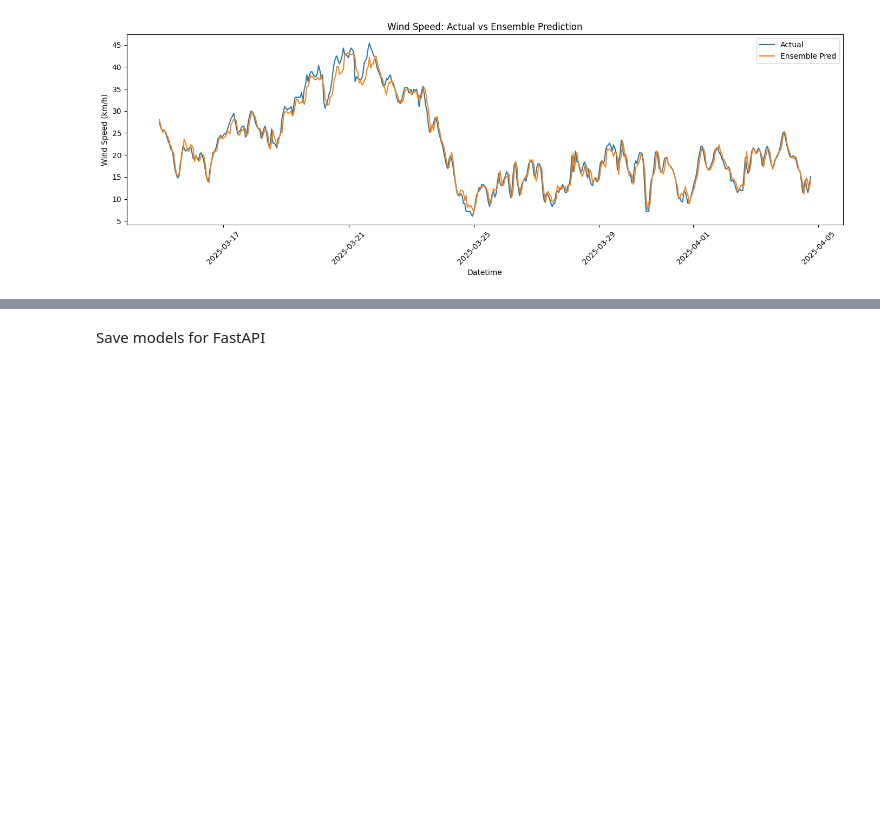
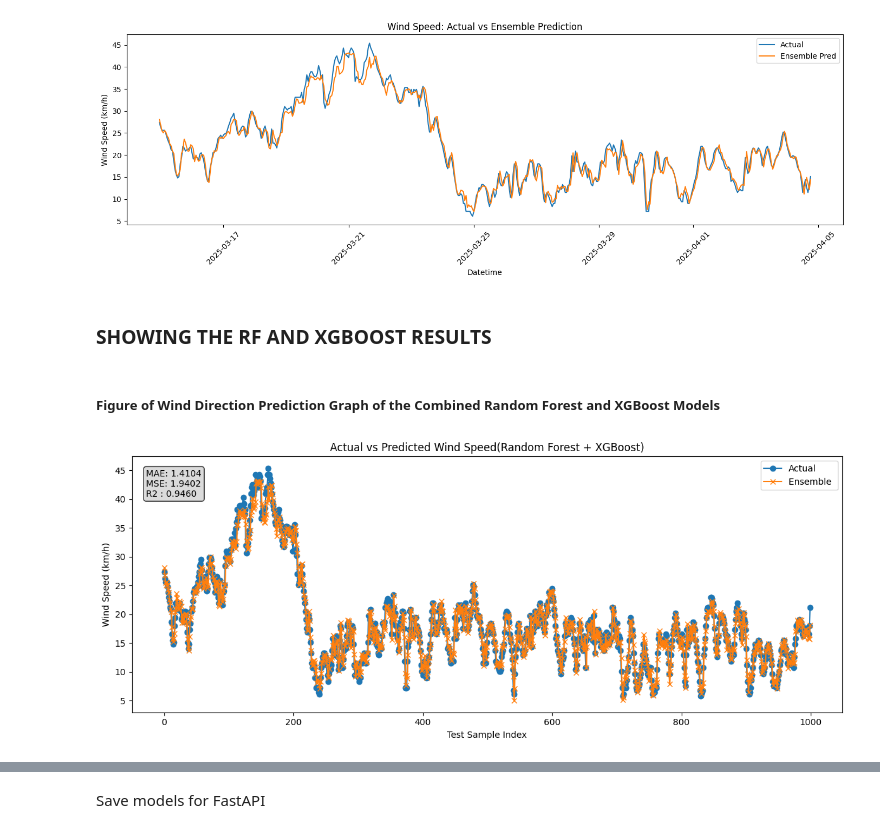
Before and after one commit to P3NGU1N33/BSCpE_Thesis, a Jupyter notebook: training/windspeed_ml.ipynb, the cells around one changed output, grey strips where cells are left out. Cells and saved outputs as stored; diff of their text form; code cells hidden in the pictures; blank space fills up the shorter version.

```diff
--- a/training/windspeed_ml.ipynb
+++ b/training/windspeed_ml.ipynb
@@ -175,9 +224,9 @@ def get_metrics(y_true, y_pred, name="Model"):
     print(f"{name} -> MAE: {mae:.4f} | RMSE: {rmse:.4f} | R2: {r2:.4f}")
     return mae, rmse, r2
 # %%
-_, _, r2_rf  = get_metrics(y_test, rf_pred,  "Random Forest")
-_, _, r2_xgb = get_metrics(y_test, xgb_pred, "XGBoost")
-_, _, r2_ens = get_metrics(y_test, (rf_pred + xgb_pred)/2, "Ensemble")
+mae_rf, mse_rf, r2_rf  = get_metrics(y_test, rf_pred,  "Random Forest")
+mae_xgb, mse_xgb, r2_xgb = get_metrics(y_test, xgb_pred, "XGBoost")
+mae_ens, mse_ens, r2_ens = get_metrics(y_test, (rf_pred + xgb_pred)/2, "Ensemble")
 # %% [output]
 Random Forest -> MAE: 1.4600 | RMSE: 1.9821 | R2: 0.9436
 XGBoost -> MAE: 1.4191 | RMSE: 1.9743 | R2: 0.9441
@@ -236,3 +285,45 @@ plt.tight_layout()
 plt.show()
 # %% [output]
 [figure]
+# %% [markdown]
+### SHOWING THE RF AND XGBOOST RESULTS
+# %% [markdown]
+##### Figure of Wind Direction Prediction Graph of the Combined Random Forest and XGBoost Models
+# %%
+metrics_text = (
+       f"MAE: {mae_ens:.4f}\n"
+       f"MSE: {mse_ens:.4f}\n"
+       f"R2 : {r2_ens:.4f}"
+)
+
+plt.figure(figsize=(12,5))
+plot_n = 1000  # show first 500 test points
+
+plt.plot(
+    range(plot_n),
+    results["actual_windspeed"][:plot_n], "o-",
+    label="Actual"
+)
+
+plt.plot(
+    range(plot_n),
+    results["ens_pred"][:plot_n], 'x-',
+    label="Ensemble "
+)
+
+plt.title("Actual vs Predicted Wind Speed(Random Forest + XGBoost)")
+plt.xlabel("Test Sample Index")
+plt.ylabel("Wind Speed (km/h)")
+plt.legend( loc = "upper right" )
+# Metrics box (top-left)
+plt.text(
+    0.02, 0.95, metrics_text,
+    transform=plt.gca().transAxes,
+    fontsize=10,
+    verticalalignment='top',
+    bbox=dict(boxstyle="round", facecolor="lightgray", alpha=0.8)
+)
+plt.tight_layout()
+plt.show()
+# %% [output]
+[figure, added]
```
Also changed, not shown: parts of 13 cells of this notebook, 2 other files.
